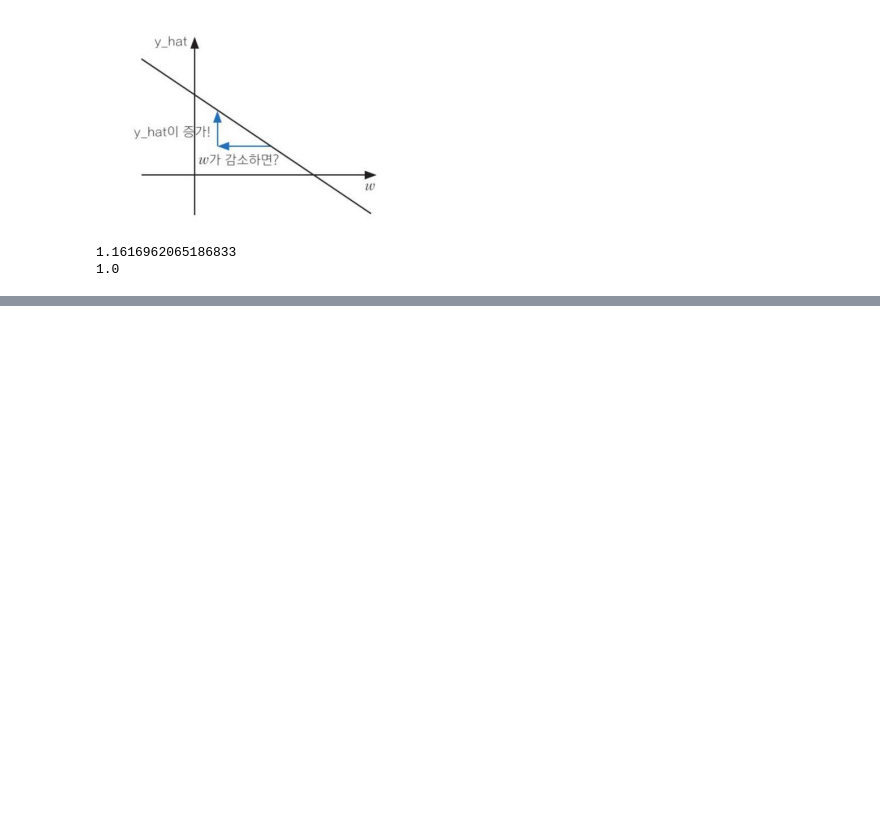
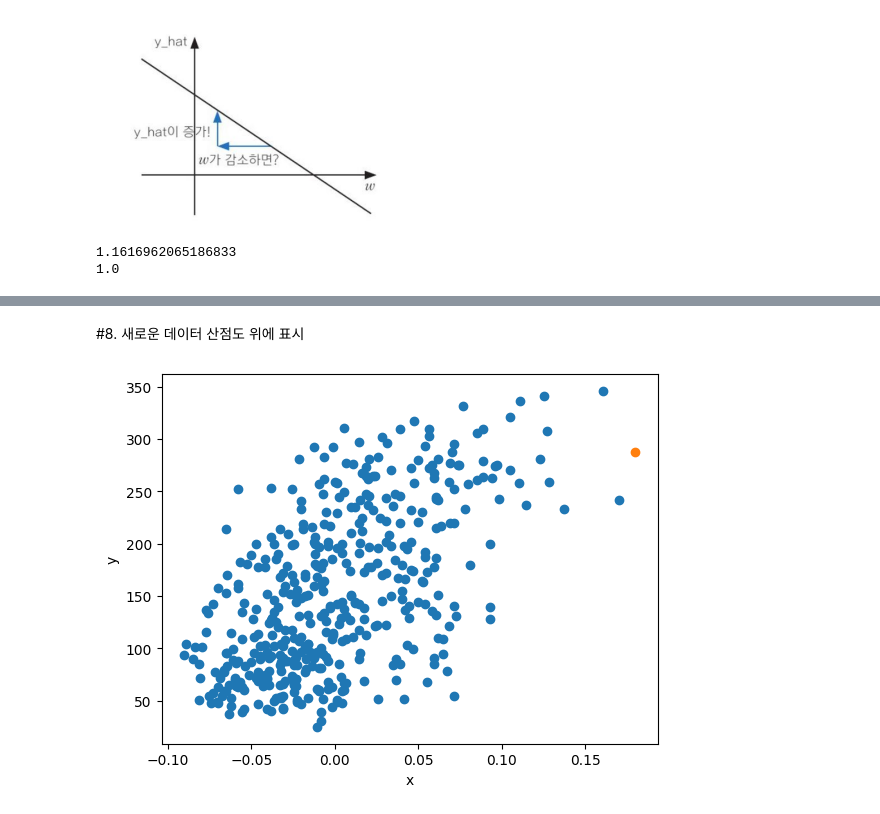
Before and after one commit to mapzine123/machine-running, a Jupyter notebook: deap_running_ex.ipynb, the cells around one changed output, grey strips where cells are left out. Saved outputs shown, nothing was run; the diff lists cells and outputs as text; code cells hidden in the pictures; blank space fills up the shorter version.

```diff
--- a/deap_running_ex.ipynb
+++ b/deap_running_ex.ipynb
@@ -81,0 +174,10 @@ print(b_rate) # 변화율 : 1
+# %% [markdown]
+#8. 새로운 데이터 산점도 위에 표시
+# %%
+plt.scatter(x, y)
+plt.scatter(x_new, y_pred)
+plt.xlabel('x')
+plt.ylabel('y')
+plt.show()
+# %% [output]
+[figure, added]
```
Also changed, not shown: parts of 17 cells of this notebook.
